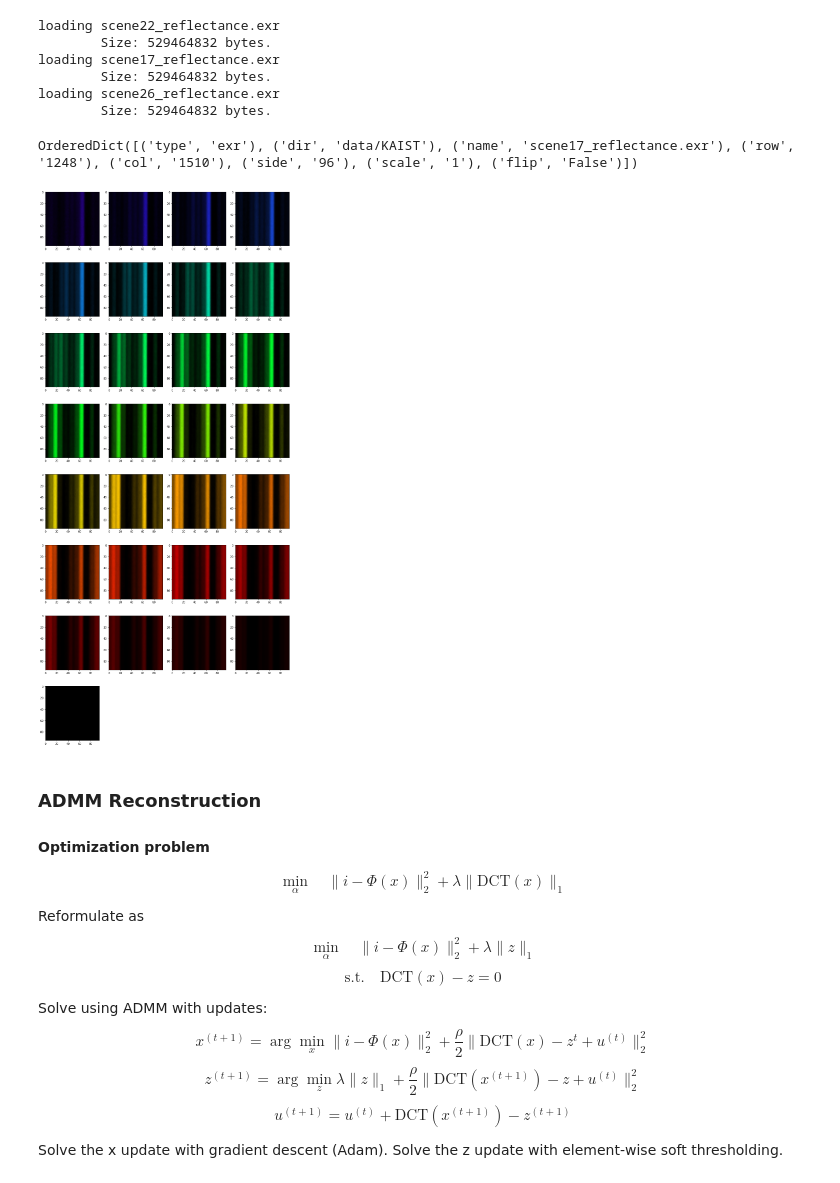
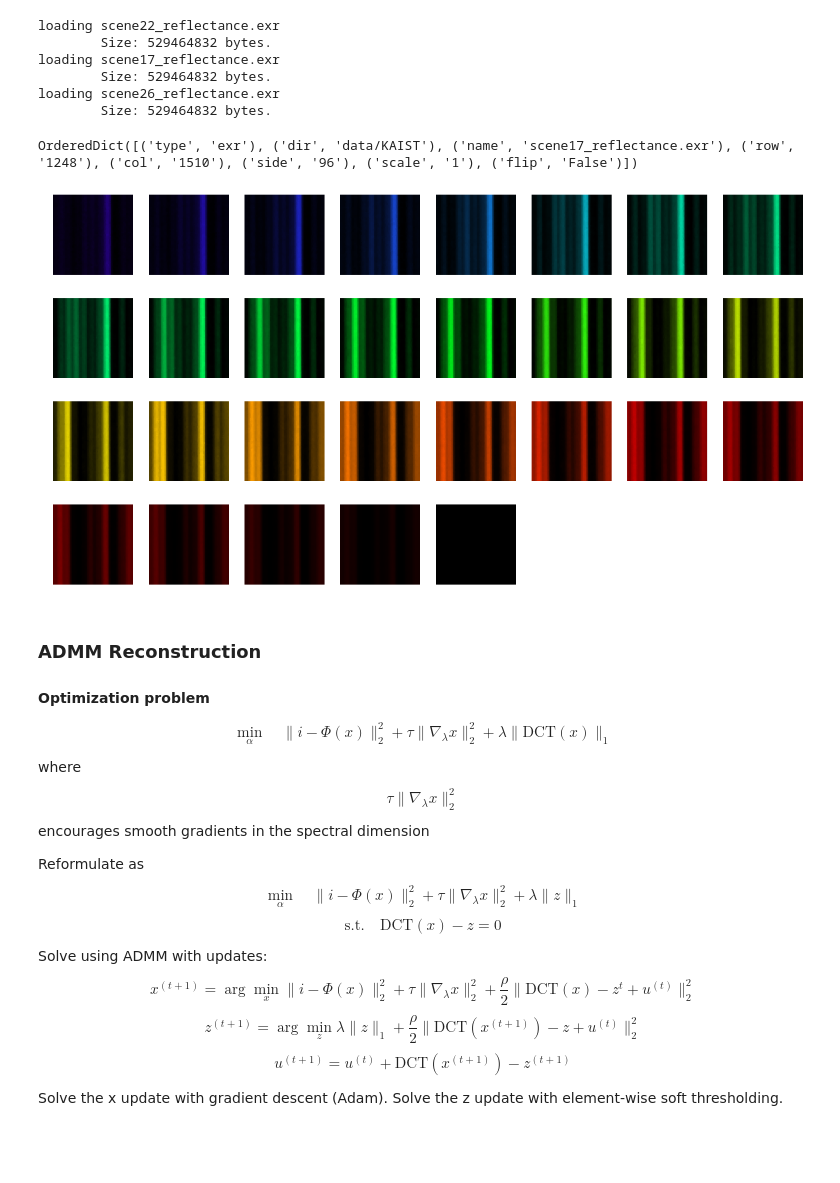
Before and after one commit to nishi951/hyperspectral-cs, a Jupyter notebook: naive_cs.ipynb, the cells around one changed output. Drawn from its saved outputs; the diff is of its cells as text; code cells hidden in the pictures; blank space fills up the shorter version.

```diff
--- a/naive_cs.ipynb
+++ b/naive_cs.ipynb
@@ -170,7 +182,7 @@ from matplotlib.colors import LinearSegmentedColormap
 def plot_all_channels(data, channels_to_wavelengths):
     """Plot the channels in the data, color coded by wavelength.
     channels_to_wavelengths[i] gives the wavelength in nm of the ith channel."""
-    plt.figure(figsize=(13, 29))
+    plt.figure(figsize=(24, 13))
     inchannels = data.shape[1]
     for channel in range(inchannels):
         wavelength = channels_to_wavelengths[channel]
@@ -187,10 +199,11 @@ def plot_all_channels(data, channels_to_wavelengths):
         }
         lambd = LinearSegmentedColormap('lambd', cdict)
 
-        ax = plt.subplot(inchannels//4+1,4, channel+1)
+        ax = plt.subplot(4, inchannels//4+1, channel+1)
 
-        ax.imshow(data[0,channel,:,:], cmap=lambd)
-        plt.tight_layout()
+        ax.imshow(data[0,channel,:,:], cmap=lambd, origin="lower")
+        plt.axis('off')
+        plt.tight_layout
 
 # Adapted from
 # https://stackoverflow.com/questions/3407942/rgb-values-of-visible-spectrum/22681410#22681410
@@ -250,32 +263,37 @@ loading scene17_reflectance.exr
 loading scene26_reflectance.exr
         Size: 529464832 bytes.
 # %%
+# Generate mask:
+maskblock = generate_mask(inchannels, height, width).type(dtype)
+
 # Load image to reconstruct
 n=7
 print(val_data.dataEntries[n])
 true_img = Variable(torch.Tensor(val_data[n]).type(dtype), requires_grad=False)
 true_img = true_img.unsqueeze(0) # make 4d Variable
 target = image_formation(true_img, maskblock)
 # print(target.shape)
 # plt.imshow(target.data[0,0,:,:]")
 # type(target)
 # print(target.is_cuda)
 # print(type(target))
 plot_all_channels(true_img.data, range(420, 721, 10))
 # %% [output]
 OrderedDict([('type', 'exr'), ('dir', 'data/KAIST'), ('name', 'scene17_reflectance.exr'), ('row', '1248'), ('col', '1510'), ('side', '96'), ('scale', '1'), ('flip', 'False')])
-[figure, old version]
+[figure, new version]
 # %% [markdown]
 ### ADMM Reconstruction
 #### Optimization problem
-$$ \min_\alpha \quad \|i - \Phi (x)\|_2^2 + \lambda\|\text{DCT}(x)\|_1 $$
+$$ \min_\alpha \quad \|i - \Phi (x)\|_2^2 + \tau\|\nabla_\lambda x\|_2^2 + \lambda\|\text{DCT}(x)\|_1 $$
+
+where $$ \tau\|\nabla_\lambda x\|_2^2$$ encourages smooth gradients in the spectral dimension
 
 Reformulate as
-$$ \min_\alpha \quad \|i - \Phi(x)\|_2^2 + \lambda\|z\|_1 $$
+$$ \min_\alpha \quad \|i - \Phi(x)\|_2^2 + \tau\|\nabla_\lambda x\|_2^2 + \lambda\|z\|_1 $$
 $$ \text{s.t.} \quad \text{DCT}(x) - z = 0$$
 
 Solve using ADMM with updates:
-$$x^{(t+1)} = \arg \min_x \|i - \Phi (x)\|_2^2 + \frac{\rho}{2}\|\text{DCT}(x) - z^{t} + u^{(t)}\|_2^2$$
+$$x^{(t+1)} = \arg \min_x \|i - \Phi (x)\|_2^2 + \tau\|\nabla_\lambda x\|_2^2 + \frac{\rho}{2}\|\text{DCT}(x) - z^{t} + u^{(t)}\|_2^2$$
 $$z^{(t+1)} = \arg \min_z \lambda\|z\|_1 + \frac{\rho}{2}\|\text{DCT}(x^{(t+1)}) - z + u^{(t)}\|_2^2$$
 $$u^{(t+1)} = u^{(t)} + \text{DCT}(x^{(t+1)}) - z^{(t+1)} $$
 
```
Also changed, not shown: parts of 7 cells of this notebook, 3 other files.
